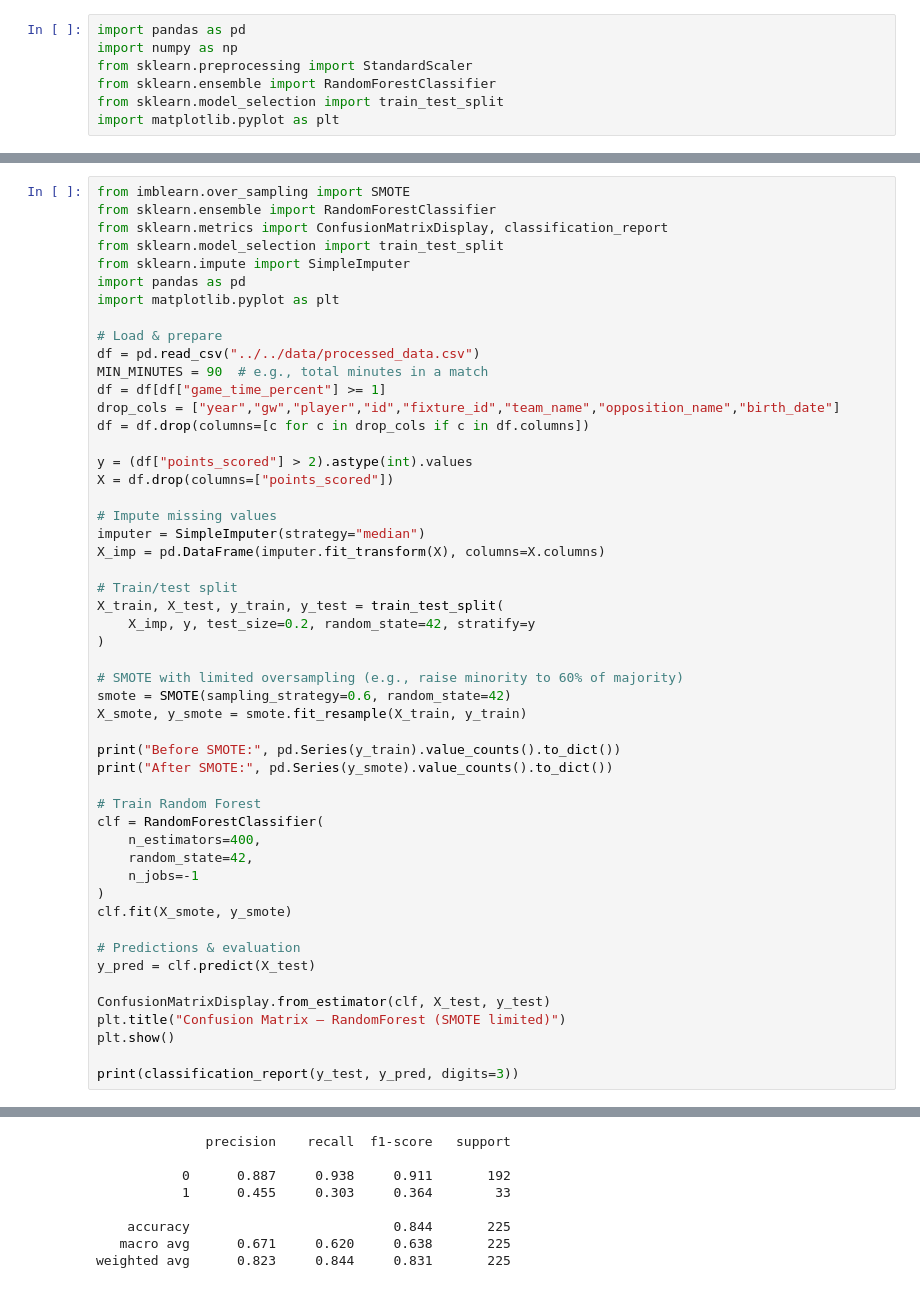
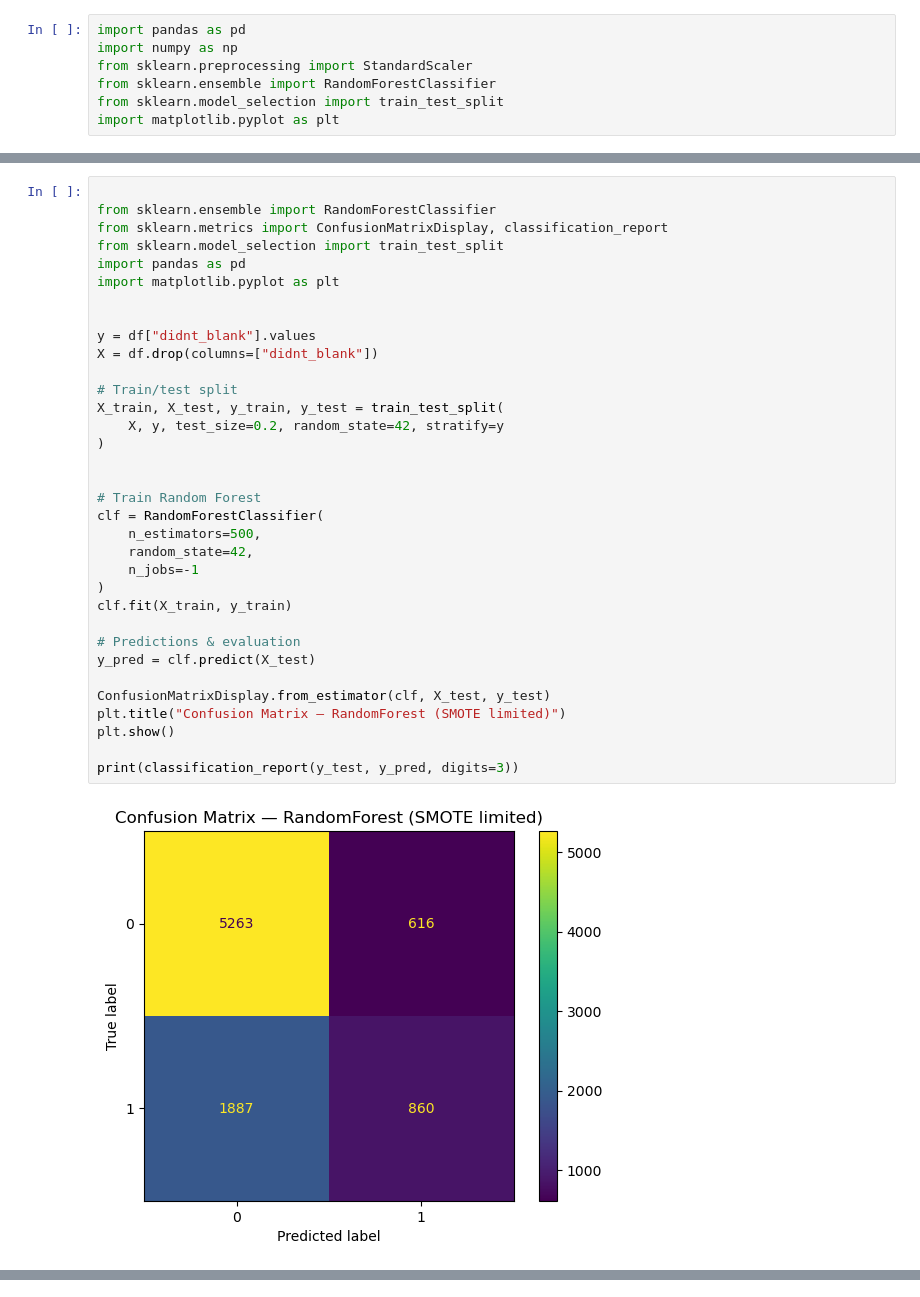
Before and after one commit to Iwanap1/auto-fpl, a Jupyter notebook: models/rand_forest/train.ipynb, the cells around one changed output, grey strips where cells are left out. Saved outputs shown, nothing was run; the diff lists cells and outputs as text.

Commit message:
trained RF classifier

```diff
--- a/models/rand_forest/train.ipynb
+++ b/models/rand_forest/train.ipynb
@@ -36,52 +39,36 @@ df.head()
 # %%
-from imblearn.over_sampling import SMOTE
+
 from sklearn.ensemble import RandomForestClassifier
 from sklearn.metrics import ConfusionMatrixDisplay, classification_report
 from sklearn.model_selection import train_test_split
-from sklearn.impute import SimpleImputer
 import pandas as pd
 import matplotlib.pyplot as plt
 
-# Load & prepare
-df = pd.read_csv("../../data/processed_data.csv")
-MIN_MINUTES = 90  # e.g., total minutes in a match
-df = df[df["game_time_percent"] >= 1]
-drop_cols = ["year","gw","player","id","fixture_id","team_name","opposition_name","birth_date"]
-df = df.drop(columns=[c for c in drop_cols if c in df.columns])
 
-y = (df["points_scored"] > 2).astype(int).values
-X = df.drop(columns=["points_scored"])
-
-# Impute missing values
-imputer = SimpleImputer(strategy="median")
-X_imp = pd.DataFrame(imputer.fit_transform(X), columns=X.columns)
+y = df["didnt_blank"].values
+X = df.drop(columns=["didnt_blank"])
 
 # Train/test split
 X_train, X_test, y_train, y_test = train_test_split(
-    X_imp, y, test_size=0.2, random_state=42, stratify=y
+    X, y, test_size=0.2, random_state=42, stratify=y
 )
 
-# SMOTE with limited oversampling (e.g., raise minority to 60% of majority)
-smote = SMOTE(sampling_strategy=0.6, random_state=42)
-X_smote, y_smote = smote.fit_resample(X_train, y_train)
-
-print("Before SMOTE:", pd.Series(y_train).value_counts().to_dict())
-print("After SMOTE:", pd.Series(y_smote).value_counts().to_dict())
 
 # Train Random Forest
 clf = RandomForestClassifier(
-    n_estimators=400,
+    n_estimators=500,
     random_state=42,
     n_jobs=-1
 )
-clf.fit(X_smote, y_smote)
+clf.fit(X_train, y_train)
 
 # Predictions & evaluation
 y_pred = clf.predict(X_test)
 
 ConfusionMatrixDisplay.from_estimator(clf, X_test, y_test)
 plt.title("Confusion Matrix — RandomForest (SMOTE limited)")
 plt.show()
 
 print(classification_report(y_test, y_pred, digits=3))
 # %% [output]
+[figure, new version]
@@ -91,8 +82,0 @@ After SMOTE: {0: 766, 1: 459}
-              precision    recall  f1-score   support
-
-           0      0.887     0.938     0.911       192
-           1      0.455     0.303     0.364        33
-
-    accuracy                          0.844       225
-   macro avg      0.671     0.620     0.638       225
-weighted avg      0.823     0.844     0.831       225
```
Also changed, not shown: parts of 6 cells of this notebook.
